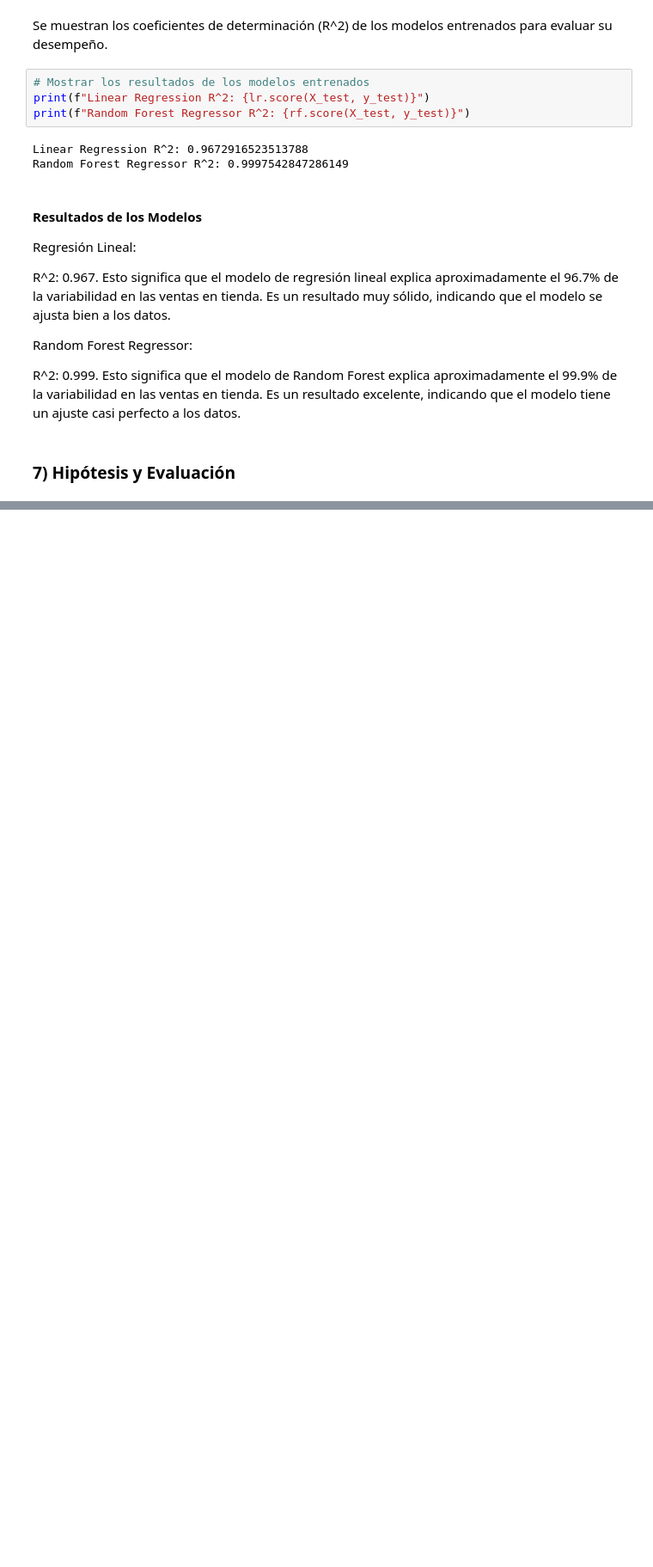
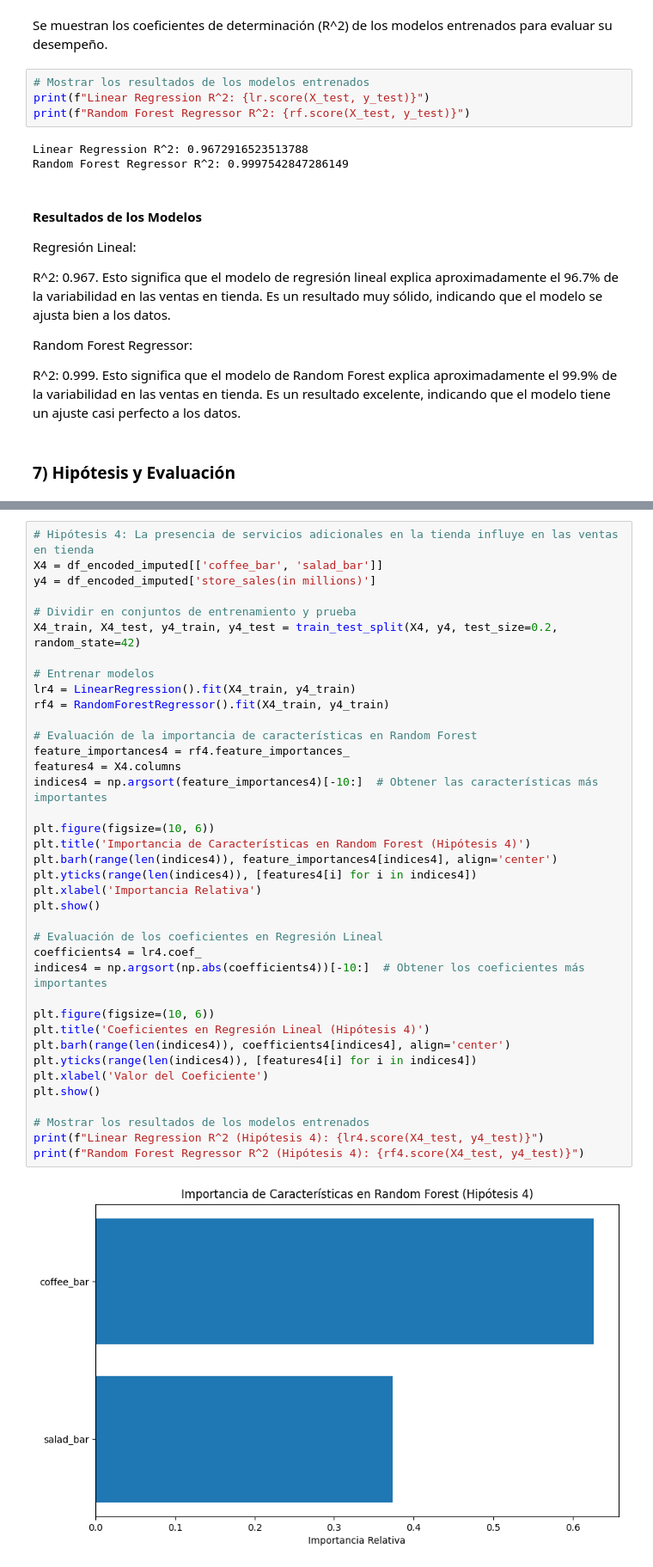
Before and after one commit to Apolo073/CODER_Cienciadedatos, a Jupyter notebook: Comportamiento_Compra+Stein_2.ipynb, the cells around one changed output, grey strips where cells are left out. Shown at 86% size. Saved outputs shown, nothing was run; the diff lists cells and outputs as text; blank space fills up the shorter version.

```diff
--- a/Comportamiento_Compra+Stein_2.ipynb
+++ b/Comportamiento_Compra+Stein_2.ipynb
@@ -473,0 +584,40 @@ Evaluación: Podemos verificar esta hipótesis observando la relación entre el
+# %%
+# Hipótesis 4: La presencia de servicios adicionales en la tienda influye en las ventas en tienda
+X4 = df_encoded_imputed[['coffee_bar', 'salad_bar']]
+y4 = df_encoded_imputed['store_sales(in millions)']
+
+# Dividir en conjuntos de entrenamiento y prueba
+X4_train, X4_test, y4_train, y4_test = train_test_split(X4, y4, test_size=0.2, random_state=42)
+
+# Entrenar modelos
+lr4 = LinearRegression().fit(X4_train, y4_train)
+rf4 = RandomForestRegressor().fit(X4_train, y4_train)
+
+# Evaluación de la importancia de características en Random Forest
+feature_importances4 = rf4.feature_importances_
+features4 = X4.columns
+indices4 = np.argsort(feature_importances4)[-10:]  # Obtener las características más importantes
+
+plt.figure(figsize=(10, 6))
+plt.title('Importancia de Características en Random Forest (Hipótesis 4)')
+plt.barh(range(len(indices4)), feature_importances4[indices4], align='center')
+plt.yticks(range(len(indices4)), [features4[i] for i in indices4])
+plt.xlabel('Importancia Relativa')
+plt.show()
+
+# Evaluación de los coeficientes en Regresión Lineal
+coefficients4 = lr4.coef_
+indices4 = np.argsort(np.abs(coefficients4))[-10:]  # Obtener los coeficientes más importantes
+
+plt.figure(figsize=(10, 6))
+plt.title('Coeficientes en Regresión Lineal (Hipótesis 4)')
+plt.barh(range(len(indices4)), coefficients4[indices4], align='center')
+plt.yticks(range(len(indices4)), [features4[i] for i in indices4])
+plt.xlabel('Valor del Coeficiente')
+plt.show()
+
+# Mostrar los resultados de los modelos entrenados
+print(f"Linear Regression R^2 (Hipótesis 4): {lr4.score(X4_test, y4_test)}")
+print(f"Random Forest Regressor R^2 (Hipótesis 4): {rf4.score(X4_test, y4_test)}")
+# %% [output]
+[figure, added]
```
Also changed, not shown: parts of 10 cells of this notebook.
